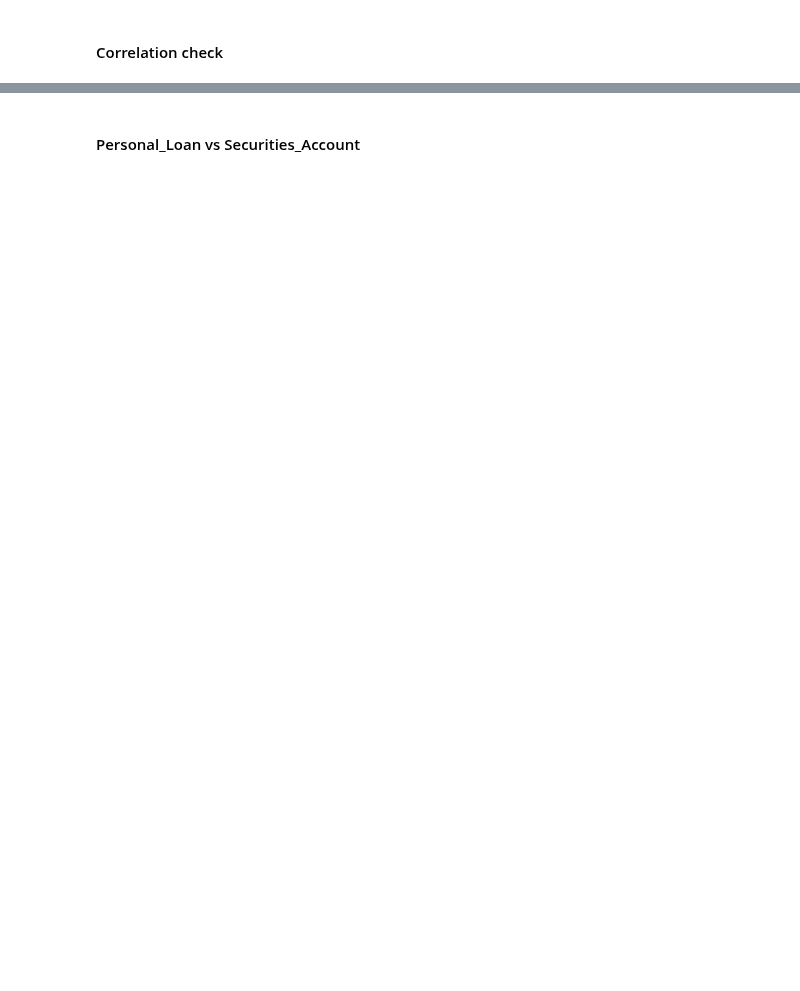
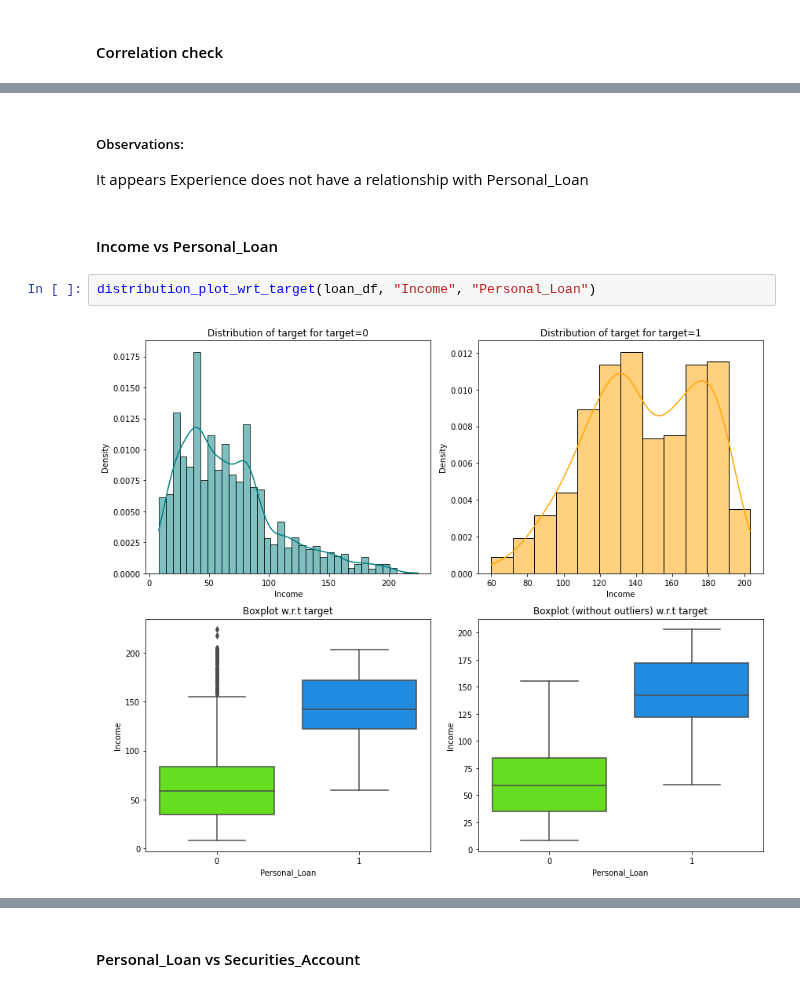
Before and after one commit to FoxHoundOps/PGP-AI-ML, a Jupyter notebook: project2/SLC_Full_Code.ipynb, the cells around one changed output, grey strips where cells are left out. Drawn from its saved outputs; the diff is of its cells as text; blank space fills up the shorter version.

```diff
--- a/project2/SLC_Full_Code.ipynb
+++ b/project2/SLC_Full_Code.ipynb
@@ -447,0 +630,9 @@ plt.show()
+# %% [markdown]
+##### Observations:
+It appears Experience does not have a relationship with Personal_Loan
+# %% [markdown]
+#### Income vs Personal_Loan
+# %%
+distribution_plot_wrt_target(loan_df, "Income", "Personal_Loan")
+# %% [output]
+[figure, added]
```
Also changed, not shown: parts of 80 cells of this notebook.
